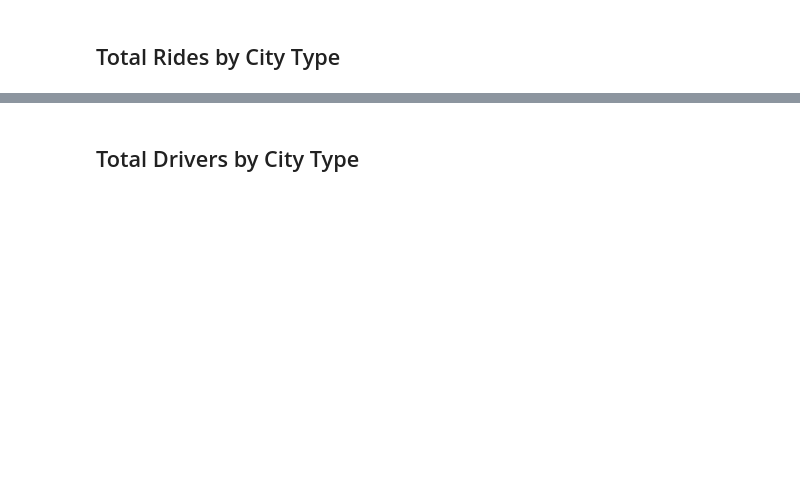
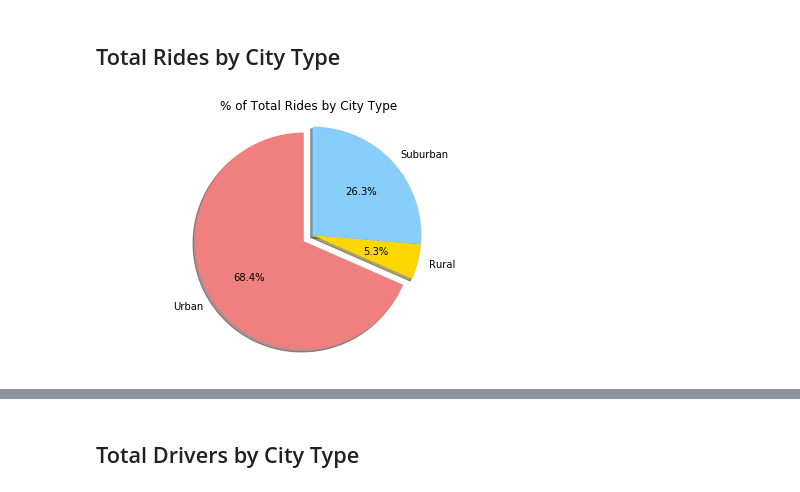
Before and after one commit to rachelksong/Bootcamp-Homework-Submissions, a Jupyter notebook: HW5/Pyber/pyber_starter.ipynb, the cells around one changed output, grey strips where cells are left out. Cells and saved outputs as stored; diff of their text form; code cells hidden in the pictures; blank space fills up the shorter version.

```diff
--- a/HW5/Pyber/pyber_starter.ipynb
+++ b/HW5/Pyber/pyber_starter.ipynb
@@ -98,3 +118,25 @@ plt.show()
+# %%
+# Calculate Ride Percents
+urbanridecount = combined_data.loc[combined_data["type"] == "Urban","ride_id"].count()
+ruralridecount = combined_data.loc[combined_data["type"] == "Rural","ride_id"].count()
+suburbanridecount = combined_data.loc[combined_data["type"] == "Suburban","ride_id"].count()
+
+citytype = ["Urban", "Rural", "Suburban"]
+ridecount = [urbanridecount, ruralridecount, suburbanridecount]
+colors = ["lightcoral", "gold", "lightskyblue"]
+explode = (0.1,0,0)
+
+# Build Pie Chart
+plt.pie(ridecount, explode=explode, labels=citytype, colors=colors,
+        autopct="%1.1f%%", shadow=True, startangle=90)
+plt.title("% of Total Rides by City Type")
+plt.axis("equal")
+plt.tight_layout()
+
+# Save Figure
+plt.savefig("totalrides_pieplot.png")
+# %% [output]
+[figure, added]
 # %%
 # Show Figure
 plt.show()
```
Also changed, not shown: parts of 12 cells of this notebook, 4 other files.
